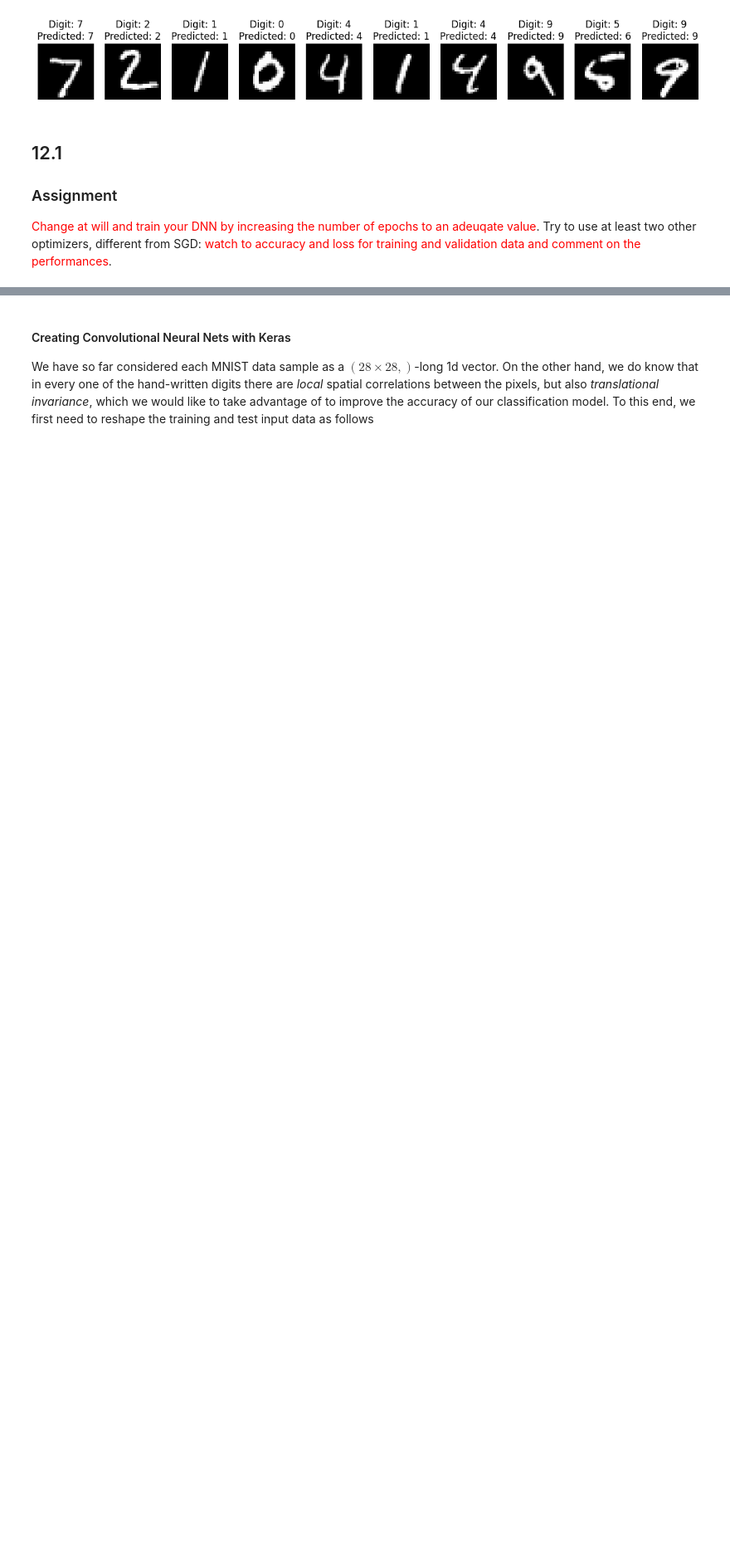
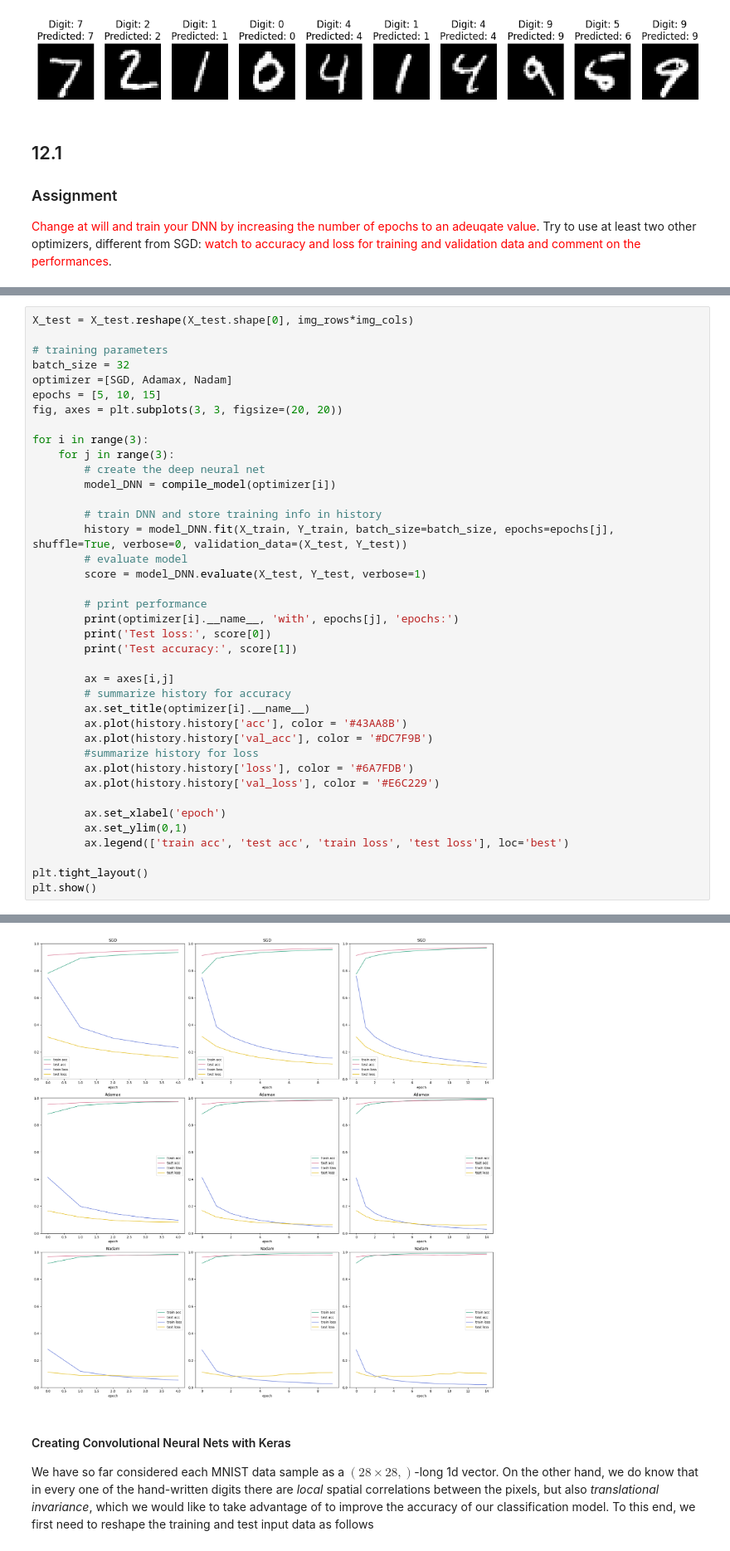
Before and after one commit to chinigio/NSL_Numerical-Simulation-Laboratory, a Jupyter notebook: Es12/Notebook_es12.ipynb, the cells around one changed output, grey strips where cells are left out. Shown at 83% size. Cells and saved outputs as stored; diff of their text form; blank space fills up the shorter version.

```diff
--- a/Es12/Notebook_es12.ipynb
+++ b/Es12/Notebook_es12.ipynb
@@ -209,0 +214,40 @@ plt.show()
+# %%
+X_test = X_test.reshape(X_test.shape[0], img_rows*img_cols)
+
+# training parameters
+batch_size = 32
+optimizer =[SGD, Adamax, Nadam]
+epochs = [5, 10, 15]
+fig, axes = plt.subplots(3, 3, figsize=(20, 20))
+
+for i in range(3):
+    for j in range(3):
+        # create the deep neural net
+        model_DNN = compile_model(optimizer[i])
+
+        # train DNN and store training info in history
+        history = model_DNN.fit(X_train, Y_train, batch_size=batch_size, epochs=epochs[j], shuffle=True, verbose=0, validation_data=(X_test, Y_test))
+        # evaluate model
+        score = model_DNN.evaluate(X_test, Y_test, verbose=1)
+
+        # print performance
+        print(optimizer[i].__name__, 'with', epochs[j], 'epochs:')
+        print('Test loss:', score[0])
+        print('Test accuracy:', score[1])
+
+        ax = axes[i,j]
+        # summarize history for accuracy
+        ax.set_title(optimizer[i].__name__)
+        ax.plot(history.history['acc'], color = '#43AA8B')
+        ax.plot(history.history['val_acc'], color = '#DC7F9B')
+        #summarize history for loss
+        ax.plot(history.history['loss'], color = '#6A7FDB')
+        ax.plot(history.history['val_loss'], color = '#E6C229')
+
+        ax.set_xlabel('epoch')
+        ax.set_ylim(0,1)
+        ax.legend(['train acc', 'test acc', 'train loss', 'test loss'], loc='best')
+
+plt.tight_layout()
+plt.show()
+# %% [output]
@@ -210,3 +271,4 @@ plt.show()
+[figure, added]
 # %% [markdown]
 #### Creating Convolutional Neural Nets with Keras
 
```
Also changed, not shown: parts of 11 cells of this notebook, 1 other file.
